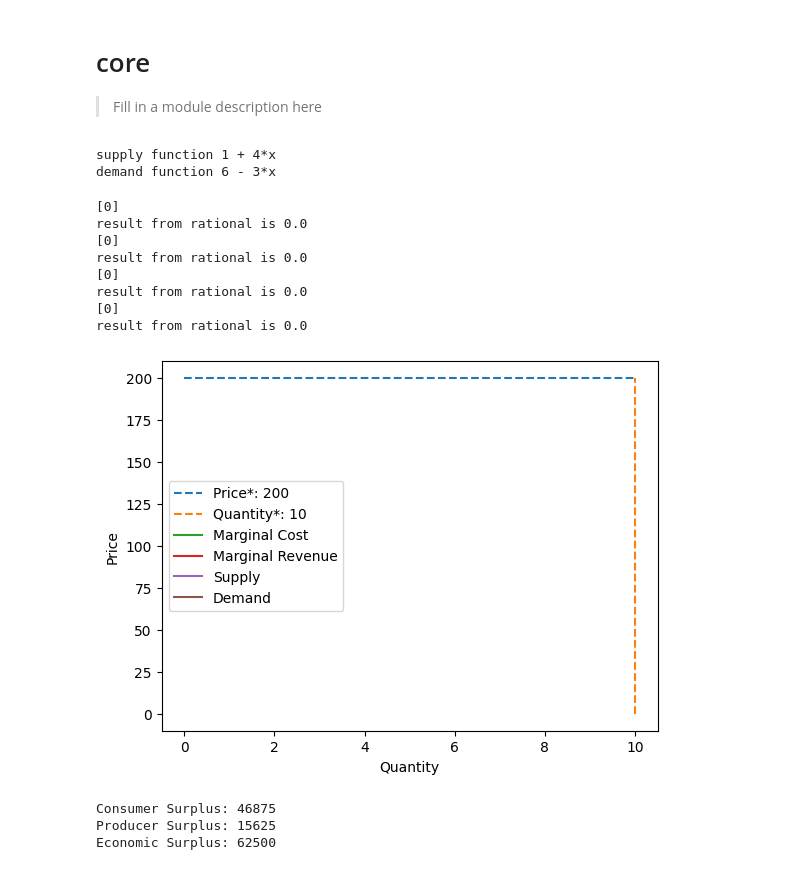
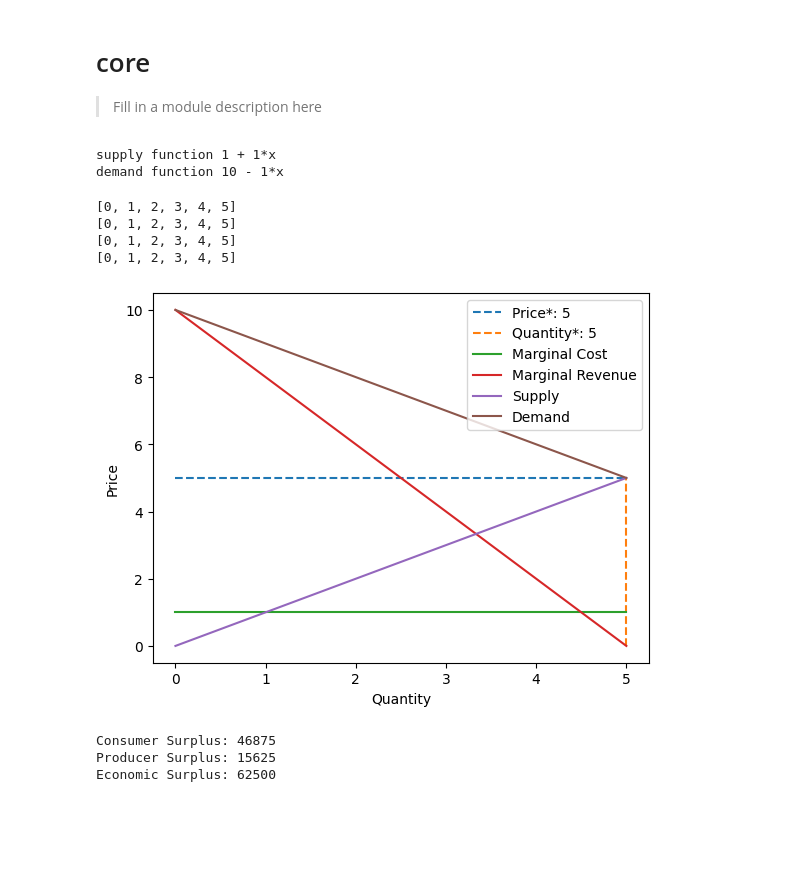
Before and after one commit to uh2000/auto_economics, a Jupyter notebook: nbs/00_core.ipynb, the cells around one changed output. Drawn from its saved outputs; the diff is of its cells as text; code cells hidden in the pictures; blank space fills up the shorter version.

```diff
--- a/nbs/00_core.ipynb
+++ b/nbs/00_core.ipynb
@@ -17,38 +17,30 @@ import random
 import math
 # %%
 #| export
-from free_market import Free_market
+from markets import Free_market, Monopoly
 
-a = random.randint(1,5)
-b = random.randint(5,10)
-c = random.randint(1,5)
-d = random.randint(0,1)
-supply_function = f"{d} + {c}*x"
-demand_function = f"{b} - {a}*x"
+supply_function = f"{1} + {1}*x"
+demand_function = f"{10} - {1}*x"
 market = Free_market(supply_function, demand_function)
 
 print(f"supply function {supply_function}\ndemand function {demand_function}")
 # %% [output]
-supply function 1 + 4*x
-demand function 6 - 3*x
+supply function 1 + 1*x
+demand function 10 - 1*x
 # %%
 #| export
-from monopoly import Monopoly
+#from monopoly import Monopoly
 
-supply = "2*x**2"
-demand = "50*x -  3*x**2"
+supply = "x"
+demand = "10 -  x"
 market = Monopoly(supply, demand)
 market.get_graph(complete=True, is_tot_cost = True)
 # %% [output]
-[0]
-result from rational is 0.0
-[0]
-result from rational is 0.0
-[0]
-result from rational is 0.0
-[0]
-result from rational is 0.0
+[0, 1, 2, 3, 4, 5]
+[0, 1, 2, 3, 4, 5]
+[0, 1, 2, 3, 4, 5]
+[0, 1, 2, 3, 4, 5]
-[figure, old version]
+[figure, new version]
 # %%
 supply_function = " x*2"
 demand_function = "1000 -  6*x"
```
Also changed, not shown: parts of 2 cells of this notebook, 7 other files.
